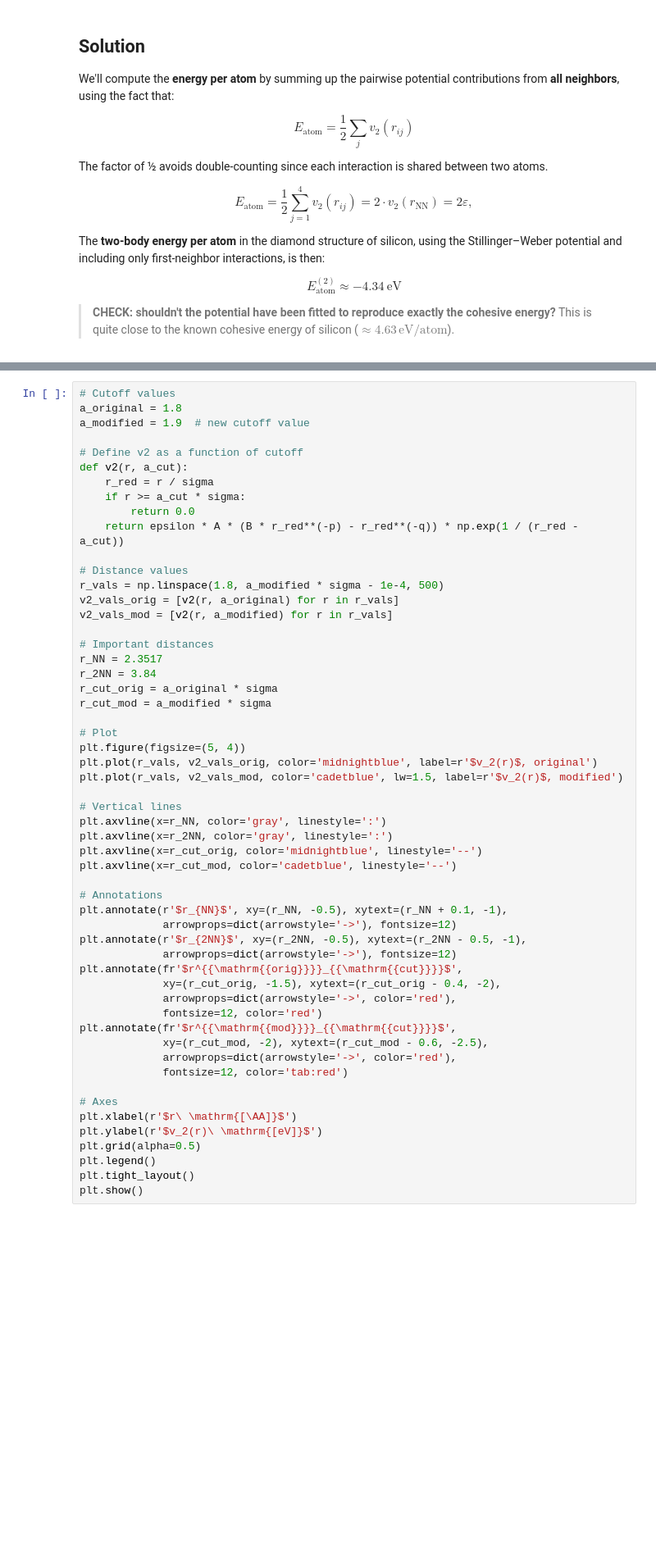
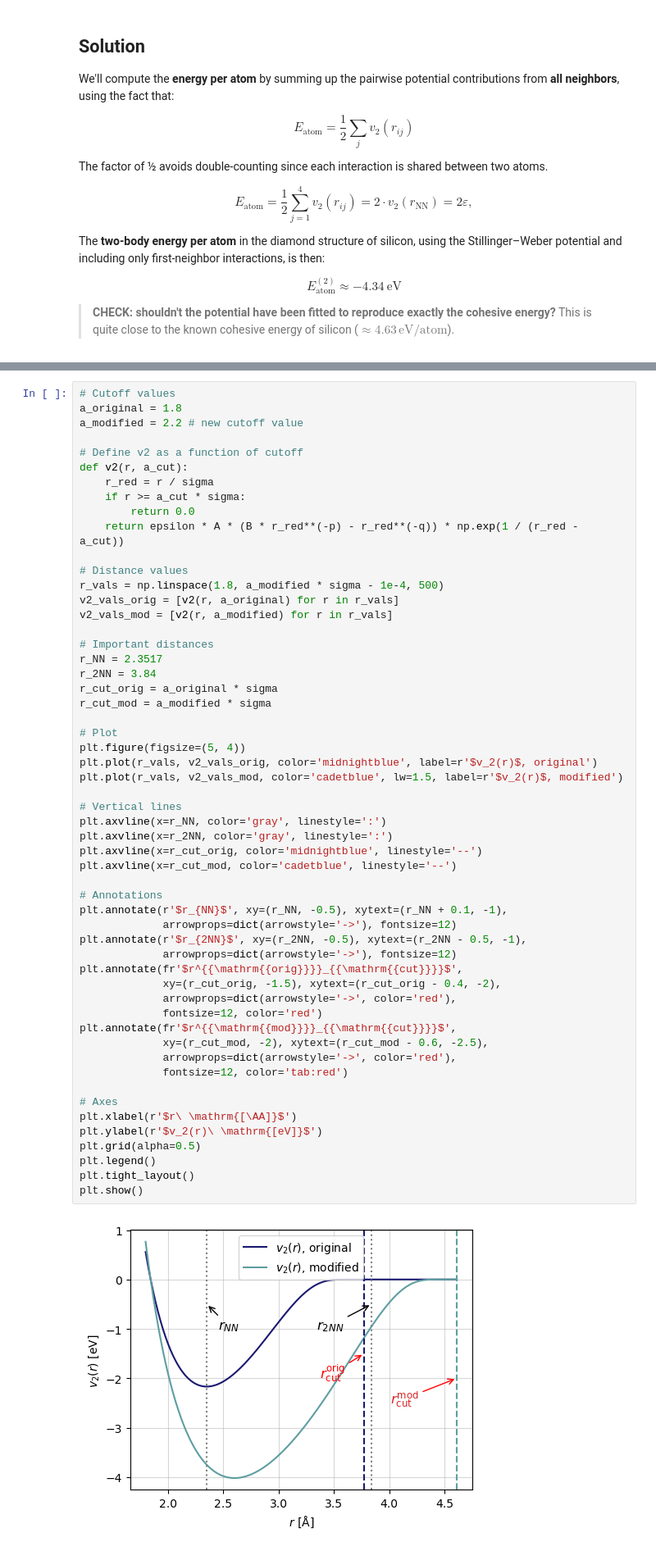
Before and after one commit to pyracetamol/tmms_2025, a Jupyter notebook: 03_stillinger_weber/sw_solved.ipynb, the cells around one changed output, grey strips where cells are left out. Shown at 82% size. Drawn from its saved outputs; the diff is of its cells as text; blank space fills up the shorter version.

```diff
--- a/03_stillinger_weber/sw_solved.ipynb
+++ b/03_stillinger_weber/sw_solved.ipynb
@@ -356,7 +363,7 @@ $$
 # %%
 # Cutoff values
 a_original = 1.8
-a_modified = 1.9  # new cutoff value
+a_modified = 2.2 # new cutoff value
 
 # Define v2 as a function of cutoff
 def v2(r, a_cut):
@@ -381,30 +388,32 @@ plt.figure(figsize=(5, 4))
 plt.plot(r_vals, v2_vals_orig, color='midnightblue', label=r'$v_2(r)$, original')
 plt.plot(r_vals, v2_vals_mod, color='cadetblue', lw=1.5, label=r'$v_2(r)$, modified')
 
 # Vertical lines
 plt.axvline(x=r_NN, color='gray', linestyle=':')
 plt.axvline(x=r_2NN, color='gray', linestyle=':')
 plt.axvline(x=r_cut_orig, color='midnightblue', linestyle='--')
 plt.axvline(x=r_cut_mod, color='cadetblue', linestyle='--')
 
 # Annotations
 plt.annotate(r'$r_{NN}$', xy=(r_NN, -0.5), xytext=(r_NN + 0.1, -1),
              arrowprops=dict(arrowstyle='->'), fontsize=12)
 plt.annotate(r'$r_{2NN}$', xy=(r_2NN, -0.5), xytext=(r_2NN - 0.5, -1),
              arrowprops=dict(arrowstyle='->'), fontsize=12)
 plt.annotate(fr'$r^{{\mathrm{{orig}}}}_{{\mathrm{{cut}}}}$',
              xy=(r_cut_orig, -1.5), xytext=(r_cut_orig - 0.4, -2),
              arrowprops=dict(arrowstyle='->', color='red'),
              fontsize=12, color='red')
 plt.annotate(fr'$r^{{\mathrm{{mod}}}}_{{\mathrm{{cut}}}}$',
              xy=(r_cut_mod, -2), xytext=(r_cut_mod - 0.6, -2.5),
              arrowprops=dict(arrowstyle='->', color='red'),
              fontsize=12, color='tab:red')
 
 # Axes
 plt.xlabel(r'$r\ \mathrm{[\AA]}$')
 plt.ylabel(r'$v_2(r)\ \mathrm{[eV]}$')
 plt.grid(alpha=0.5)
 plt.legend()
 plt.tight_layout()
 plt.show()
+# %% [output]
+[figure, added]
```
Also changed, not shown: parts of 9 cells of this notebook.
